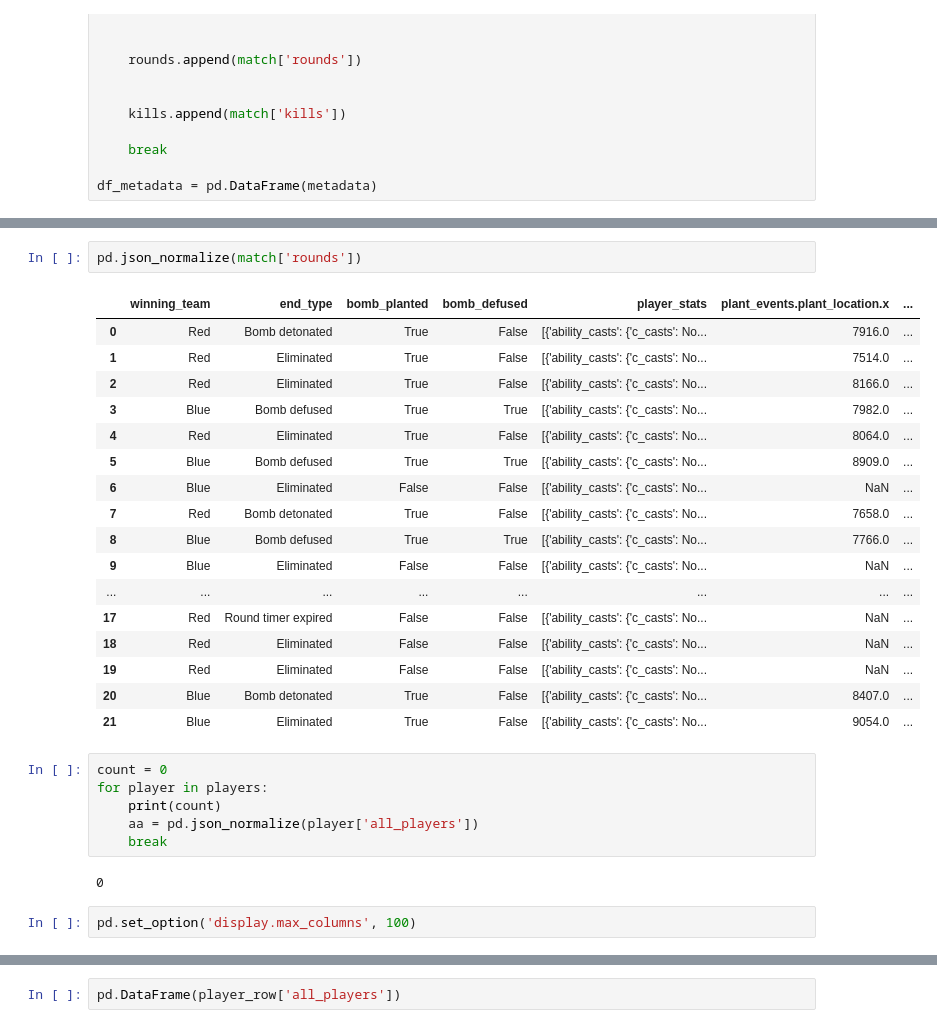
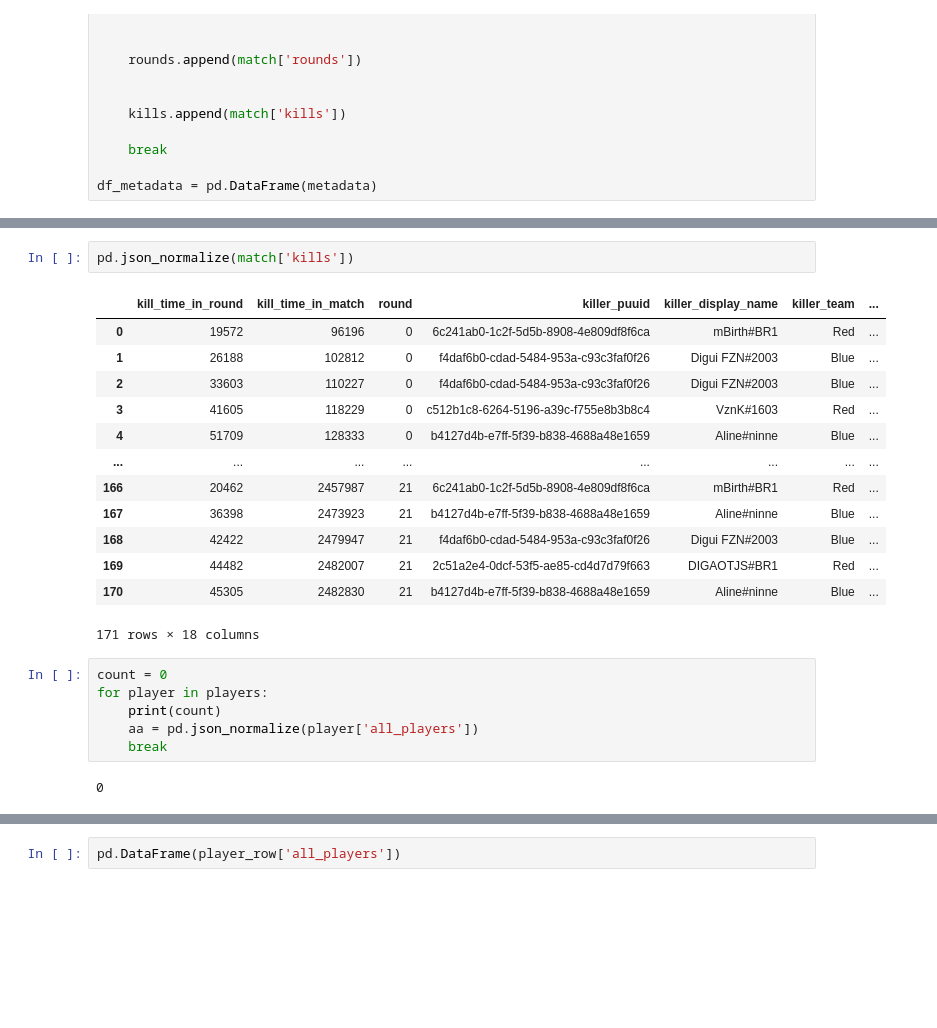
Before and after one commit to thalezirnho/valorant, a Jupyter notebook: main.ipynb, the cells around one changed output, grey strips where cells are left out. Drawn from its saved outputs; the diff is of its cells as text; blank space fills up the shorter version.

```diff
--- a/main.ipynb
+++ b/main.ipynb
@@ -189,23 +209,19 @@ df_metadata = pd.DataFrame(metadata)
 # %%
-pd.json_normalize(match['rounds'])
+pd.json_normalize(match['kills'])
 # %% [output]
-|  | winning_team | end_type | bomb_planted | bomb_defused | player_stats | plant_events.plant_location.x | ... |
-| 0 | Red | Bomb detonated | True | False | [{'ability_casts': {'c_casts': No... | 7916.0 | ... |
-| 1 | Red | Eliminated | True | False | [{'ability_casts': {'c_casts': No... | 7514.0 | ... |
-| 2 | Red | Eliminated | True | False | [{'ability_casts': {'c_casts': No... | 8166.0 | ... |
-| 3 | Blue | Bomb defused | True | True | [{'ability_casts': {'c_casts': No... | 7982.0 | ... |
-| 4 | Red | Eliminated | True | False | [{'ability_casts': {'c_casts': No... | 8064.0 | ... |
-| 5 | Blue | Bomb defused | True | True | [{'ability_casts': {'c_casts': No... | 8909.0 | ... |
-| 6 | Blue | Eliminated | False | False | [{'ability_casts': {'c_casts': No... | NaN | ... |
-| 7 | Red | Bomb detonated | True | False | [{'ability_casts': {'c_casts': No... | 7658.0 | ... |
-| 8 | Blue | Bomb defused | True | True | [{'ability_casts': {'c_casts': No... | 7766.0 | ... |
-| 9 | Blue | Eliminated | False | False | [{'ability_casts': {'c_casts': No... | NaN | ... |
+|  | kill_time_in_round | kill_time_in_match | round | killer_puuid | killer_display_name | killer_team | ... |
+| 0 | 19572 | 96196 | 0 | 6c241ab0-1c2f-5d5b-8908-4e809df8f6ca | mBirth#BR1 | Red | ... |
+| 1 | 26188 | 102812 | 0 | f4daf6b0-cdad-5484-953a-c93c3faf0f26 | Digui FZN#2003 | Blue | ... |
+| 2 | 33603 | 110227 | 0 | f4daf6b0-cdad-5484-953a-c93c3faf0f26 | Digui FZN#2003 | Blue | ... |
+| 3 | 41605 | 118229 | 0 | c512b1c8-6264-5196-a39c-f755e8b3b8c4 | VznK#1603 | Red | ... |
+| 4 | 51709 | 128333 | 0 | b4127d4b-e7ff-5f39-b838-4688a48e1659 | Aline#ninne | Blue | ... |
 | ... | ... | ... | ... | ... | ... | ... | ... |
-| 17 | Red | Round timer expired | False | False | [{'ability_casts': {'c_casts': No... | NaN | ... |
-| 18 | Red | Eliminated | False | False | [{'ability_casts': {'c_casts': No... | NaN | ... |
-| 19 | Red | Eliminated | False | False | [{'ability_casts': {'c_casts': No... | NaN | ... |
-| 20 | Blue | Bomb detonated | True | False | [{'ability_casts': {'c_casts': No... | 8407.0 | ... |
-| 21 | Blue | Eliminated | True | False | [{'ability_casts': {'c_casts': No... | 9054.0 | ... |
+| 166 | 20462 | 2457987 | 21 | 6c241ab0-1c2f-5d5b-8908-4e809df8f6ca | mBirth#BR1 | Red | ... |
+| 167 | 36398 | 2473923 | 21 | b4127d4b-e7ff-5f39-b838-4688a48e1659 | Aline#ninne | Blue | ... |
+| 168 | 42422 | 2479947 | 21 | f4daf6b0-cdad-5484-953a-c93c3faf0f26 | Digui FZN#2003 | Blue | ... |
+| 169 | 44482 | 2482007 | 21 | 2c51a2e4-0dcf-53f5-ae85-cd4d7d79f663 | DIGAOTJS#BR1 | Red | ... |
+| 170 | 45305 | 2482830 | 21 | b4127d4b-e7ff-5f39-b838-4688a48e1659 | Aline#ninne | Blue | ... |
+171 rows × 18 columns
 # %%
 count = 0
 for player in players:
@@ -214,5 +230,3 @@ for player in players:
     break
 # %% [output]
 0
-# %%
-pd.set_option('display.max_columns', 100)
```
Also changed, not shown: parts of 2 cells of this notebook.
